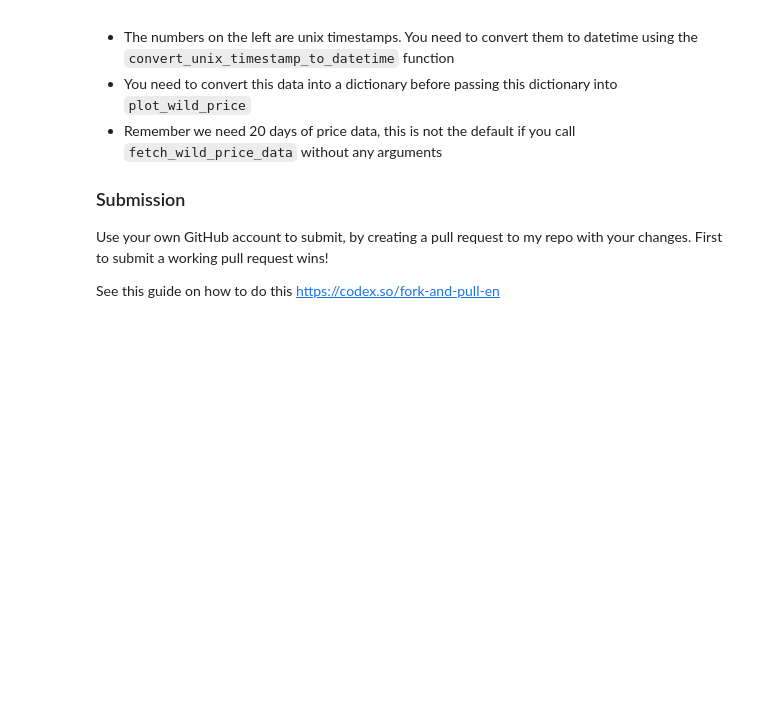
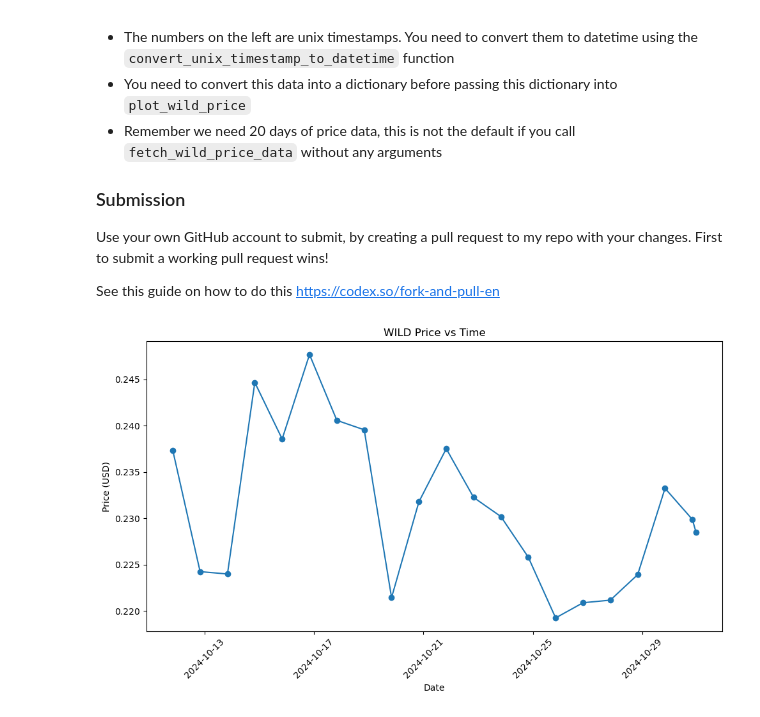
Before and after one commit to tomdickharryeth/ww-blockchain-dev, a Jupyter notebook: season2-session3/Mini Challenge.ipynb, the cells around one changed output. Saved outputs shown, nothing was run; the diff lists cells and outputs as text; code cells hidden in the pictures; blank space fills up the shorter version.

```diff
--- a/season2-session3/Mini Challenge.ipynb
+++ b/season2-session3/Mini Challenge.ipynb
@@ -57,3 +57,14 @@ First to submit a working pull request wins!
 
 See this guide on how to do this
 https://codex.so/fork-and-pull-en
+# %%
+number_days = 20
+price_data = fetch_wild_price_data(number_days) #not sure why the api seem to use a "zero base" index for number of days
+wild_price_dict = {}
+for data in price_data:
+    wild_price_dict[convert_unix_timestamp_to_datetime(data[0])] = data[1]
+
+#print(wild_price_dict)
+plot_wild_price(wild_price_dict)
+# %% [output]
+[figure, added]
```
